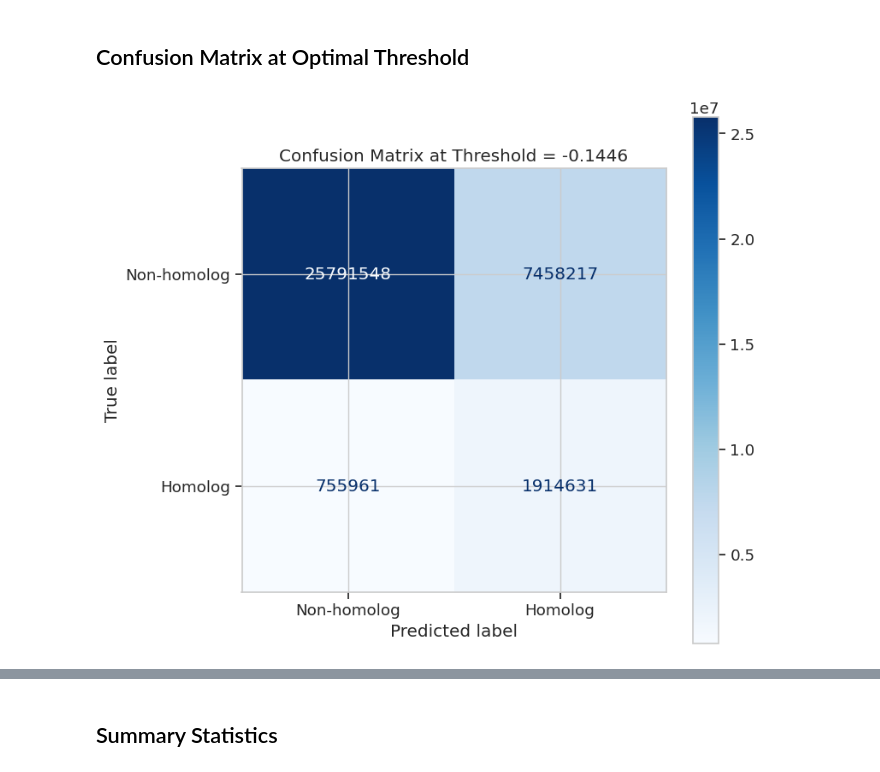
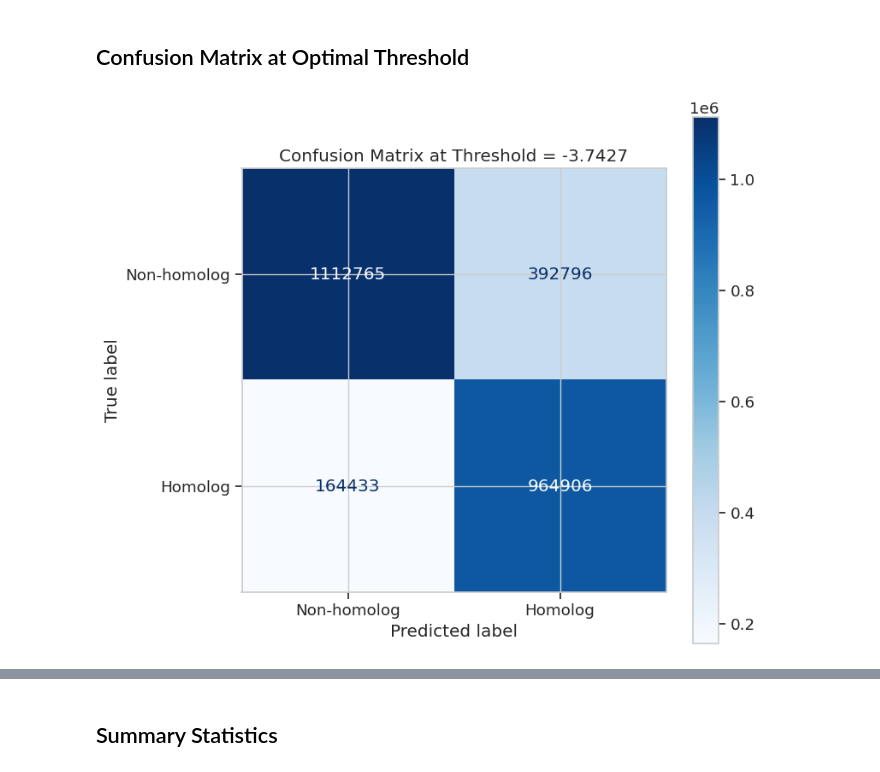
Before and after one commit to jorrel1230/EmbeddingHomologDetection, a Jupyter notebook: main/contr-v1/eval-figures.ipynb, the cells around one changed output, grey strips where cells are left out. Cells and saved outputs as stored; diff of their text form; code cells hidden in the pictures.

```diff
--- a/main/contr-v1/eval-figures.ipynb
+++ b/main/contr-v1/eval-figures.ipynb
@@ -285,18 +393,17 @@ plt.show()
 # %%
 from sklearn.metrics import confusion_matrix, ConfusionMatrixDisplay
 
 # Predict using optimal threshold
-y_pred = (negated_scores >= optimal_threshold).astype(int)
+train_y_pred = (negated_train_scores >= train_optimal_threshold).astype(int)
 
 # Create confusion matrix
-cm = confusion_matrix(labels, y_pred)
+train_cm = confusion_matrix(train_labels, train_y_pred)
 
 # Plot confusion matrix
 fig, ax = plt.subplots(figsize=(8, 8))
-disp = ConfusionMatrixDisplay(confusion_matrix=cm, display_labels=['Non-homolog', 'Homolog'])
+disp = ConfusionMatrixDisplay(confusion_matrix=train_cm, display_labels=['Non-homolog', 'Homolog'])
 disp.plot(cmap='Blues', values_format='d', ax=ax)
-plt.title(f'Confusion Matrix at Threshold = {optimal_threshold:.4f}')
-plt.savefig(os.path.join(combined_dir, 'confusion_matrix.png'), dpi=300, bbox_inches='tight')
+plt.title(f'Confusion Matrix at Threshold = {train_optimal_threshold:.4f}')
 plt.show()
 # %% [output]
-[figure, old version]
+[figure, new version]
```
Also changed, not shown: parts of 17 cells of this notebook, 17 other files.
